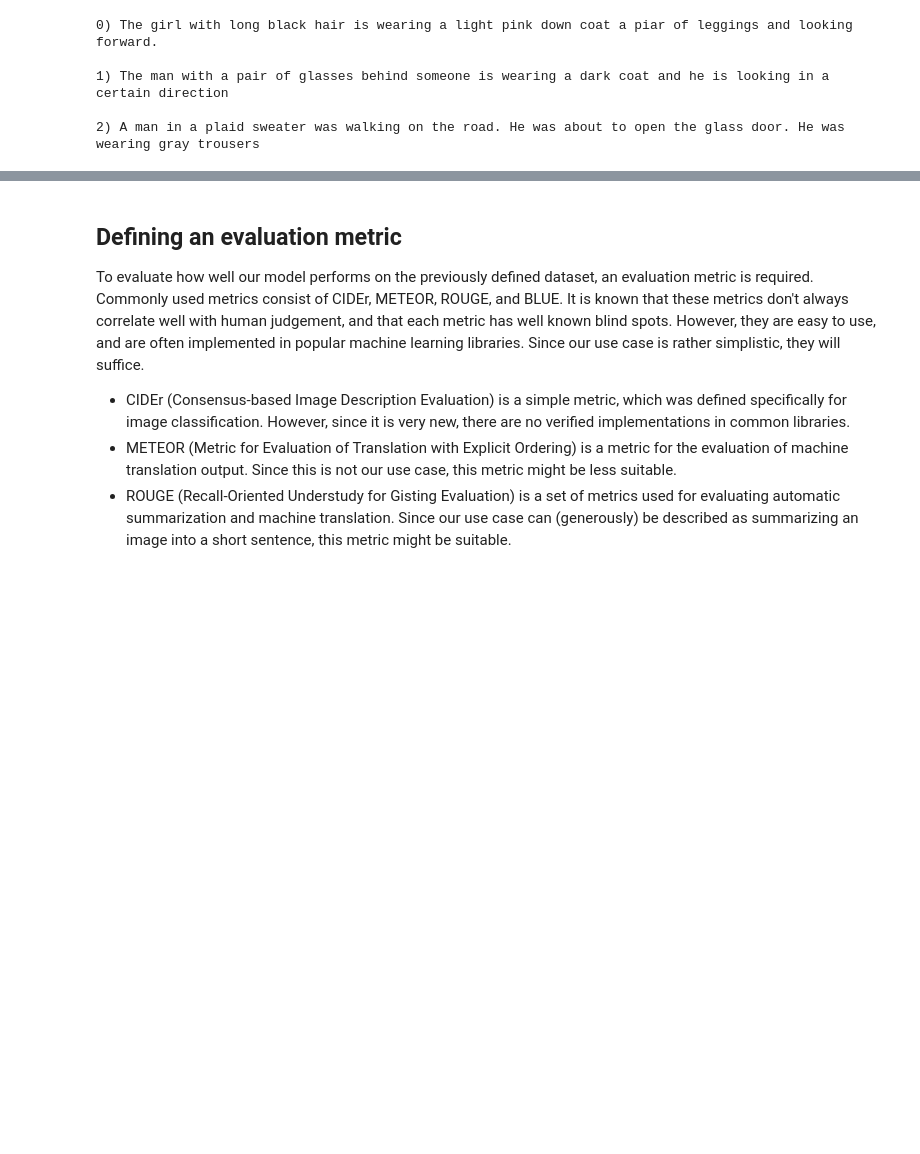
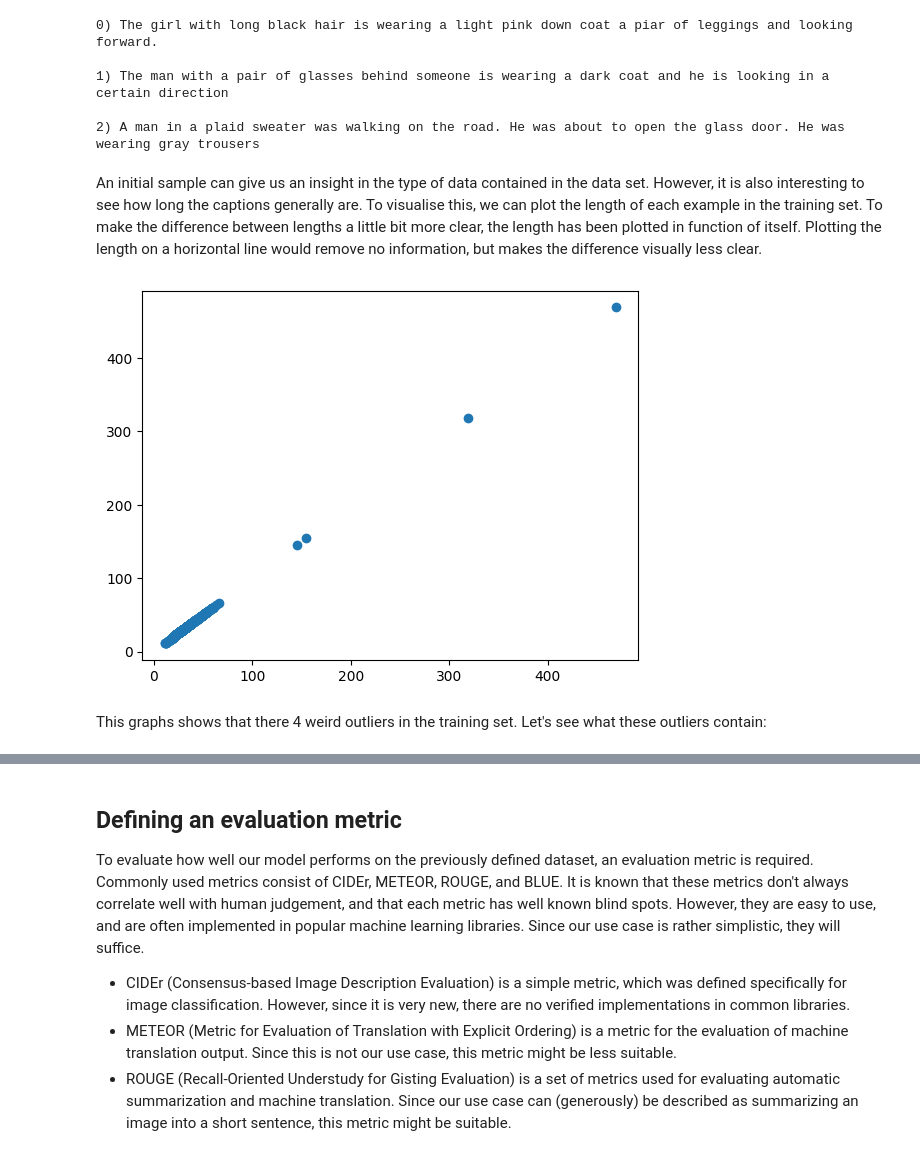
Before and after one commit to bsdeprez/cv_and_nlp, a Jupyter notebook: Image captioning.ipynb, the cells around one changed output, grey strips where cells are left out. Saved outputs shown, nothing was run; the diff lists cells and outputs as text; code cells hidden in the pictures; blank space fills up the shorter version.

```diff
--- a/Image captioning.ipynb
+++ b/Image captioning.ipynb
@@ -61,9 +72,9 @@ Since the goal is to keep the Televic-provided images as testset, a publicly ava
 This dataset consists of 20505 images of 4101 persons from 15 cameras. Each person has 5 corresponding images taken by different cameras with complex scene transformations and backgrounds. Each image is annotated with 2 textual descriptions. The dataset comes pre-split into train-, validation-, and testsets, according to a 90-5-5 split.
 # %%
 # Load the datasets
-train_set = RSTPReid(DATASET_PATH, 'train')
-val_set = RSTPReid(DATASET_PATH, 'val')
-test_set = RSTPReid(DATASET_PATH, 'test')
+train_set = RSTPReid(DATASET_PATH, 'train', image_processor)
+val_set = RSTPReid(DATASET_PATH, 'val', image_processor)
+test_set = RSTPReid(DATASET_PATH, 'test', image_processor)
 
 print(f"Number of elements in the training set: {len(train_set)}")
 print(f"Number of elements in the validation set: {len(val_set)}")
@@ -73,7 +84,7 @@ Number of elements in the training set: 18505
 Number of elements in the validation set: 1000
 Number of elements in the test set: 1000
 # %%
-examples = [val_set[0], val_set[10], val_set[20]]
+examples = [val_set.get_example(0), val_set.get_example(10), val_set.get_example(20)]
 ipyplot.plot_images([str(x['image_path']) for x in examples], show_url=False)
 for i, x in enumerate(examples):
     print(f"{i}) {x['caption']}\n")
@@ -85,3 +96,18 @@ for i, x in enumerate(examples):
 1) The man with a pair of glasses behind someone is wearing a dark coat and he is looking in a certain direction
 
 2) A man in a plaid sweater was walking on the road. He was about to open the glass door. He was wearing gray trousers
+# %% [markdown]
+An initial sample can give us an insight in the type of data contained in the data set. However, it is also interesting to see how long the captions generally are. To visualise this, we can plot the length of each example in the training set. To make the difference between lengths a little bit more clear, the length has been plotted in function of itself. Plotting the length on a horizontal line would remove no information, but makes the difference visually less clear.
+# %%
+lengths = []
+for i in range(len(train_set)):
+    example = train_set.get_example(i)
+    caption = example["caption"]
+    split_caption = caption.replace(".", ". ").replace("  ", " ").strip().split(" ")
+    lengths.append(len(split_caption))
+plt.scatter(lengths, lengths)
+plt.show()
+# %% [output]
+[figure, added]
+# %% [markdown]
+This graphs shows that there 4 weird outliers in the training set. Let's see what these outliers contain:
```
Also changed, not shown: parts of 25 cells of this notebook, 6 other files.
